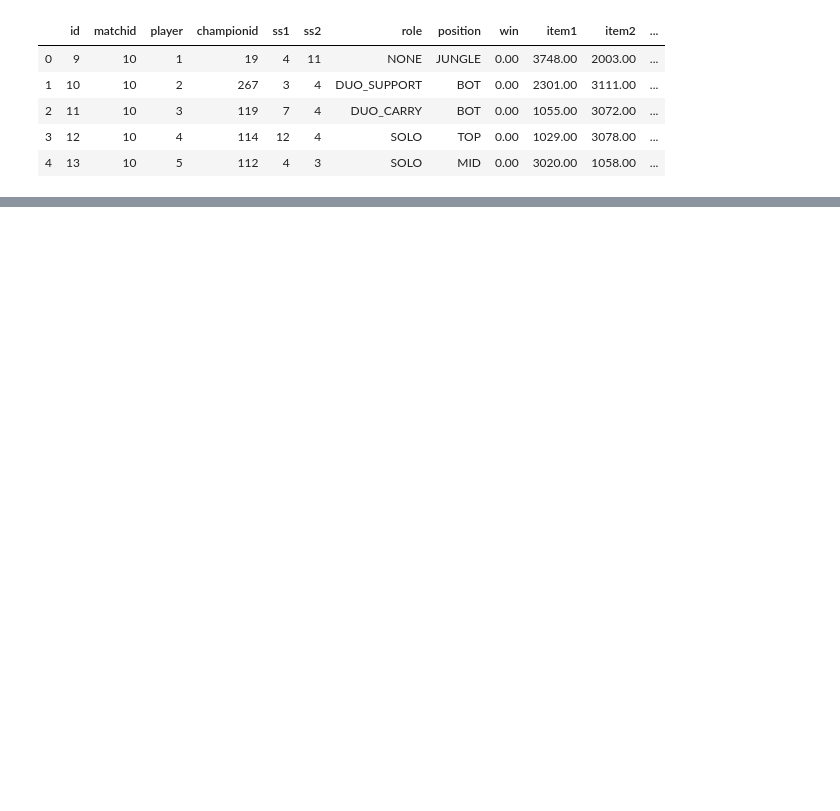
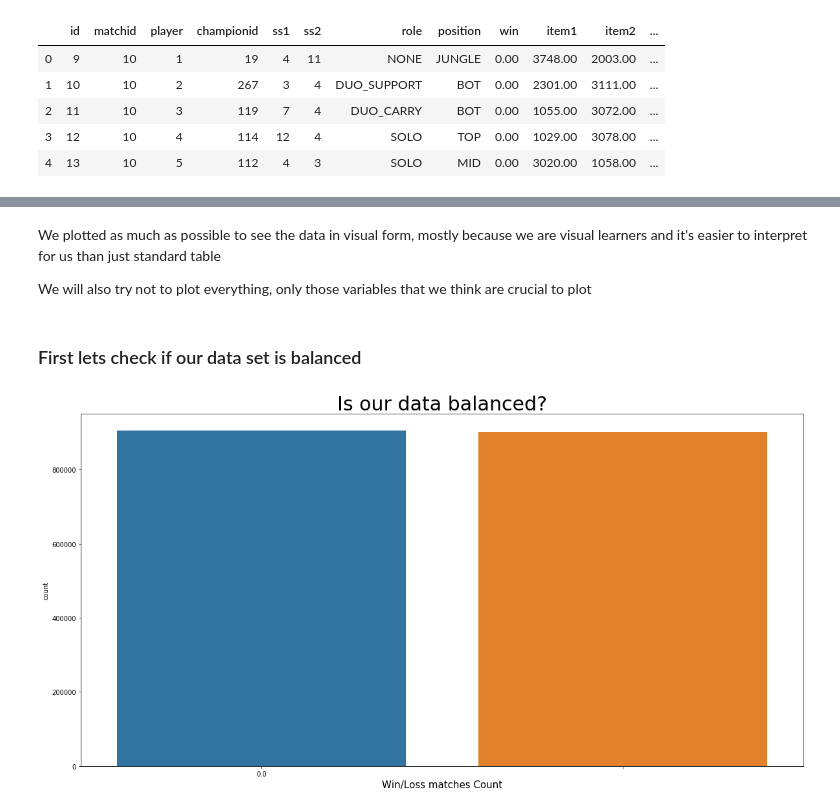
Before and after one commit to Szmariu/LoL-Model, a Jupyter notebook: code.ipynb, the cells around one changed output, grey strips where cells are left out. Drawn from its saved outputs; the diff is of its cells as text; code cells hidden in the pictures; blank space fills up the shorter version.

```diff
--- a/code.ipynb
+++ b/code.ipynb
@@ -181,7 +308,7 @@ players.head()
 | 4 | 13 | 10 | 5 | 112 | 4 | 3 | SOLO | MID | 0.00 | 3020.00 | 1058.00 | ... |
 # %%
 # Drop columns
-columnsToDrop = ['id', 'matchid', 'championid', 'ss1', 'ss2', 'version', 'team', 'wardsbought', 'id_y', 'gameid', 'queueid']
+columnsToDrop = ['id', 'championid', 'ss1', 'ss2', 'version','wardsbought', 'id_y', 'gameid','seasonid','platformid','creation','version','seasonid','queueid','platformid']
 players.drop(columns = columnsToDrop, inplace = True, errors = 'ignore')
 
 # Drop the 3 rows
@@ -229,0 +491,20 @@ memory usage: 895.8+ MB
+# %% [markdown]
+We plotted as much as possible to see the data in visual form, mostly because we are visual learners and it's easier to interpret for us than just standard table
+
+We will also try not to plot everything, only those variables that we think are crucial to plot
+# %% [markdown]
+### First lets check if our data set is balanced
+# %%
+plt.figure(figsize=(20,10))
+plot = sns.countplot(players['win'])
+for ind, label in enumerate(plot.get_xticklabels()):
+    if ind % 25 == 0:  # every 10th label is kept
+        label.set_visible(True)
+    else:
+        label.set_visible(False)
+plt.title("Is our data balanced?",fontsize=30)
+plot.set_xlabel("Win/Loss matches Count",fontsize=15)
+plot.tick_params(labelsize=10)
+plt.show()
+# %% [output]
+[figure, added]
```
Also changed, not shown: parts of 66 cells of this notebook.
